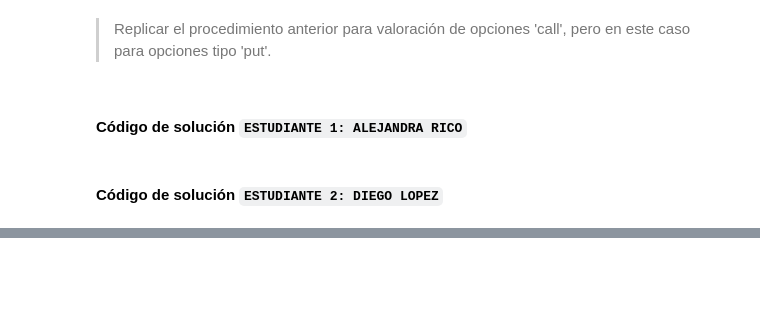
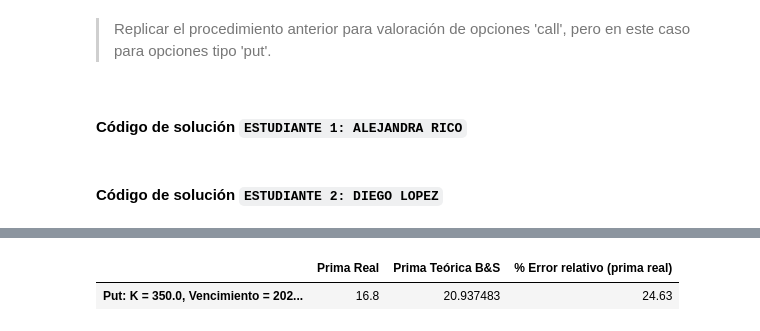
Before and after one commit to alerrico/Tarea8_ARico_DALopez, a Jupyter notebook: Tarea8_ARico_DALopez.ipynb, the cells around one changed output, grey strips where cells are left out. Saved outputs shown, nothing was run; the diff lists cells and outputs as text; code cells hidden in the pictures; blank space fills up the shorter version.

```diff
--- a/Tarea8_ARico_DALopez.ipynb
+++ b/Tarea8_ARico_DALopez.ipynb
@@ -25,0 +203,18 @@
+# %%
+# Valoración a través del Modelo de Black & Scholes
+fechaInicio = "2016-11-15" # Fecha de inicio para la descarga de precios históricos
+indicePut = 56 # Contrato seleccionado
+precioEjercicio = puts.loc[indicePut].strike # Precio de ejercicio del contrato seleccionado
+rf = 0.0018 / 360 # Tasa libre de riesgo (base diaria)
+N = 10000 # Número de escenarios a simular
+
+primaReal = puts.loc[indicePut].lastPrice # Prima real (precio de cotización del Put)
+primaTeorica = blackScholesPut(ticker, fechaInicio, precioEjercicio, fechaExpiracion, rf) # Prima teórica (B&S)
+resultados = pd.DataFrame({"Prima Real" : primaReal, "Prima Teórica B&S" : primaTeorica},
+                         index = ["Put: K = " + str(precioEjercicio) + ", Vencimiento = " + fechaExpiracion])
+
+resultados["% Error relativo (prima real)"] = np.round(abs(primaTeorica - primaReal) / primaReal * 100, 2)
+resultados
+# %% [output]
+|  | Prima Real | Prima Teórica B&S | % Error relativo (prima real) |
+| Put: K = 350.0, Vencimiento = 202... | 16.8 | 20.937483 | 24.63 |
```
Also changed, not shown: parts of 8 cells of this notebook.
